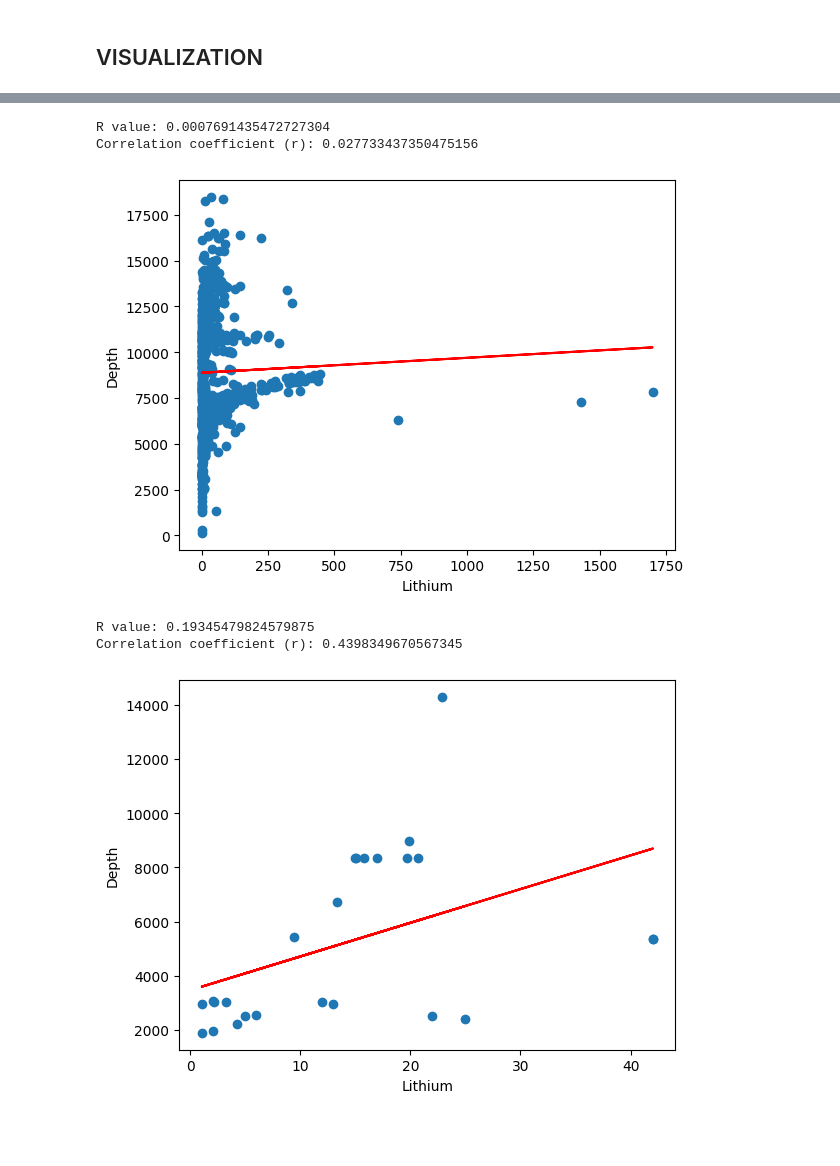
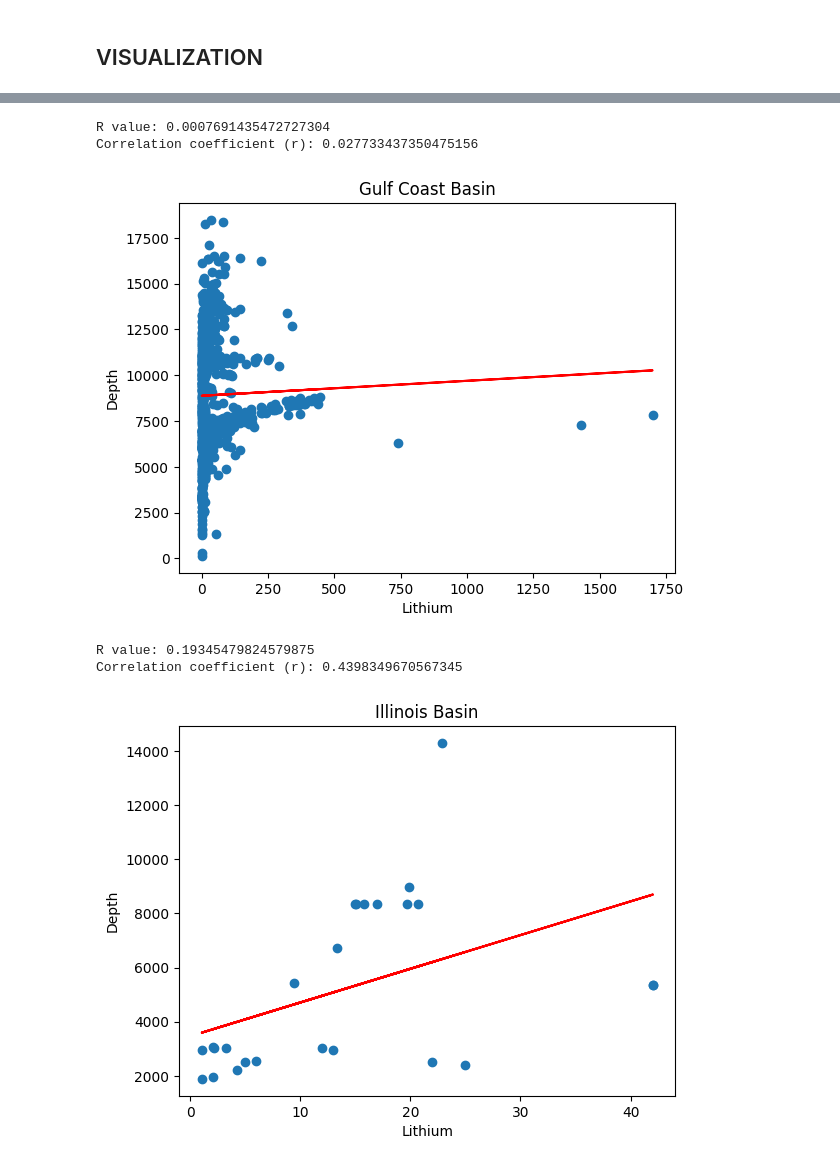
Before and after one commit to bsvab/produced-water-chemistry, a Jupyter notebook: notebooks/produced_water_chemistry-alejandro.ipynb, the cells around one changed output, grey strips where cells are left out. Drawn from its saved outputs; the diff is of its cells as text; code cells hidden in the pictures; blank space fills up the shorter version.

```diff
--- a/notebooks/produced_water_chemistry-alejandro.ipynb
+++ b/notebooks/produced_water_chemistry-alejandro.ipynb
@@ -365,21 +371,25 @@ Correlation coefficient (r): 0.8618113487542738
 # %%
 # Create linear regression plot for gulf coast basin
 linear_regression_plot(df_gulf_coast['Li'], df_gulf_coast['DEPTHUPPER'], 'Depth')
+# Add title to the plot
+plt.title('Gulf Coast Basin')
 # Save the plot as an image
 plt.savefig('../images/regression_plots/gulf_coast_plot.png')
 # %% [output]
 R value: 0.0007691435472727304
 Correlation coefficient (r): 0.027733437350475156
-[figure, old version]
+[figure, new version]
 # %%
 # Create linear regression plot for illinois basin
 linear_regression_plot(df_illinois['Li'], df_illinois['DEPTHUPPER'], 'Depth')
+# Add title to the plot
+plt.title('Illinois Basin')
 # Save the plot as an image
 plt.savefig('../images/regression_plots/illinois_plot.png')
 # %% [output]
 R value: 0.19345479824579875
 Correlation coefficient (r): 0.4398349670567345
-[figure, old version]
+[figure, new version]
 # %%
 # Create linear regression plot for michigan basin
 linear_regression_plot(df_michigan['Li'], df_michigan['DEPTHUPPER'], 'Depth')
```
Also changed, not shown: parts of 8 cells of this notebook, 10 other files.
